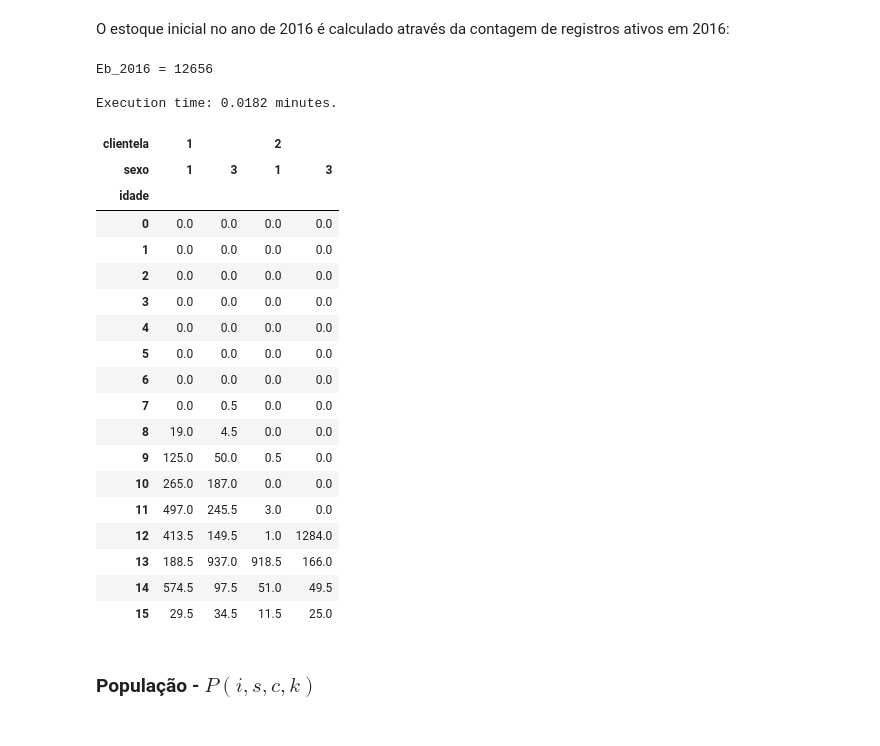
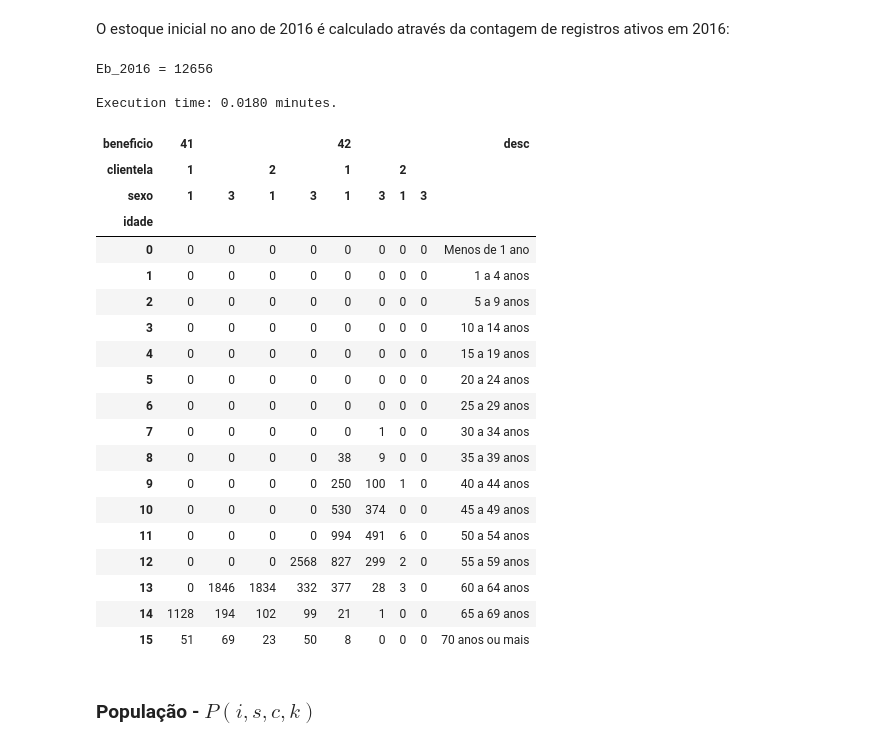
Before and after one commit to andrespp/ds-prev, a Jupyter notebook: analysis/Simulacao_RGPS.ipynb, the cells around one changed output. Drawn from its saved outputs; the diff is of its cells as text; code cells hidden in the pictures.

```diff
--- a/analysis/Simulacao_RGPS.ipynb
+++ b/analysis/Simulacao_RGPS.ipynb
@@ -256,50 +256,56 @@ O estoque inicial no ano de 2016 é calculado através da contagem de registros
 # %%
 # Connect to an existing database
 try:
     conn = psycopg2.connect("host='{}' port={} dbname='{}'user={} password={}"
             .format(host, port, dbname, user, pwd))
 except:
         print("Unable to connect to the database")
 
 func_time = time.time()
 
-Eb2016 = dp.Eb(i,s,c,k,conn, dbtable)
+Eb2016 = dp.Eb(conn, dbtable, i, s, c, k)
 print("Eb_2016 = {}".format(Eb2016))
 
-df['Eb'] = df.apply(lambda row: dp.Eb([row['idade']],
-                                      [row['sexo']],
-                                      [row['clientela']],
-                                      [row['beneficio']],
-                                      conn, dbtable), axis=1)
+df['Eb'] = df.apply(lambda row: dp.Eb(conn, dbtable,
+                                      i=[row['idade']],
+                                      s=[row['sexo']],
+                                      c=[row['clientela']],
+                                      k=[row['beneficio']]), axis=1)
 # Close communication with the database
 conn.close()
 
 elapsed_time = (time.time() - func_time) / 60
 print("\nExecution time: {0:0.4f} minutes.".format(elapsed_time))
-df.pivot_table(values='Eb',index='idade',columns=['clientela', 'sexo'])
+
+# Pivot table
+pvdf = df.pivot_table(values='Eb',index='idade',columns=['beneficio', 'clientela', 'sexo'])
+pvdf['desc'] = pvdf.index
+pvdf['desc'] = pvdf['desc'].apply(lambda x: dp.get_age_description(x))
+pvdf
 # %% [output]
 Eb_2016 = 12656
 
-Execution time: 0.0182 minutes.
+Execution time: 0.0180 minutes.
-| clientela | 1 |  | 2 |  |
-| sexo | 1 | 3 | 1 | 3 |
-| idade |  |  |  |  |
-| 0 | 0.0 | 0.0 | 0.0 | 0.0 |
-| 1 | 0.0 | 0.0 | 0.0 | 0.0 |
-| 2 | 0.0 | 0.0 | 0.0 | 0.0 |
-| 3 | 0.0 | 0.0 | 0.0 | 0.0 |
-| 4 | 0.0 | 0.0 | 0.0 | 0.0 |
-| 5 | 0.0 | 0.0 | 0.0 | 0.0 |
-| 6 | 0.0 | 0.0 | 0.0 | 0.0 |
-| 7 | 0.0 | 0.5 | 0.0 | 0.0 |
-| 8 | 19.0 | 4.5 | 0.0 | 0.0 |
-| 9 | 125.0 | 50.0 | 0.5 | 0.0 |
-| 10 | 265.0 | 187.0 | 0.0 | 0.0 |
-| 11 | 497.0 | 245.5 | 3.0 | 0.0 |
-| 12 | 413.5 | 149.5 | 1.0 | 1284.0 |
-| 13 | 188.5 | 937.0 | 918.5 | 166.0 |
-| 14 | 574.5 | 97.5 | 51.0 | 49.5 |
-| 15 | 29.5 | 34.5 | 11.5 | 25.0 |
+| beneficio | 41 |  |  |  | 42 |  |  |  | desc |
+| clientela | 1 |  | 2 |  | 1 |  | 2 |  |  |
+| sexo | 1 | 3 | 1 | 3 | 1 | 3 | 1 | 3 |  |
+| idade |  |  |  |  |  |  |  |  |  |
+| 0 | 0 | 0 | 0 | 0 | 0 | 0 | 0 | 0 | Menos de 1 ano |
+| 1 | 0 | 0 | 0 | 0 | 0 | 0 | 0 | 0 | 1 a 4 anos |
+| 2 | 0 | 0 | 0 | 0 | 0 | 0 | 0 | 0 | 5 a 9 anos |
+| 3 | 0 | 0 | 0 | 0 | 0 | 0 | 0 | 0 | 10 a 14 anos |
+| 4 | 0 | 0 | 0 | 0 | 0 | 0 | 0 | 0 | 15 a 19 anos |
+| 5 | 0 | 0 | 0 | 0 | 0 | 0 | 0 | 0 | 20 a 24 anos |
+| 6 | 0 | 0 | 0 | 0 | 0 | 0 | 0 | 0 | 25 a 29 anos |
+| 7 | 0 | 0 | 0 | 0 | 0 | 1 | 0 | 0 | 30 a 34 anos |
+| 8 | 0 | 0 | 0 | 0 | 38 | 9 | 0 | 0 | 35 a 39 anos |
+| 9 | 0 | 0 | 0 | 0 | 250 | 100 | 1 | 0 | 40 a 44 anos |
+| 10 | 0 | 0 | 0 | 0 | 530 | 374 | 0 | 0 | 45 a 49 anos |
+| 11 | 0 | 0 | 0 | 0 | 994 | 491 | 6 | 0 | 50 a 54 anos |
+| 12 | 0 | 0 | 0 | 2568 | 827 | 299 | 2 | 0 | 55 a 59 anos |
+| 13 | 0 | 1846 | 1834 | 332 | 377 | 28 | 3 | 0 | 60 a 64 anos |
+| 14 | 1128 | 194 | 102 | 99 | 21 | 1 | 0 | 0 | 65 a 69 anos |
+| 15 | 51 | 69 | 23 | 50 | 8 | 0 | 0 | 0 | 70 anos ou mais |
 # %% [markdown]
 ### População - $P(i,s,c,k)$
 # %% [markdown]
```
Also changed, not shown: 1 other file.
